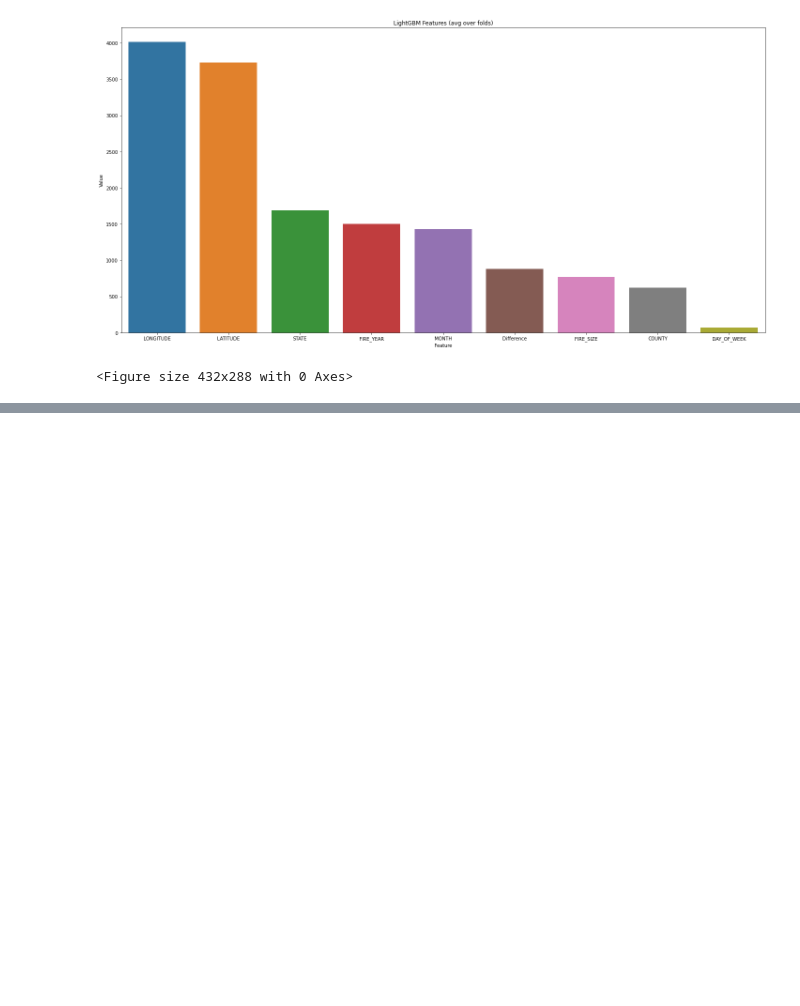
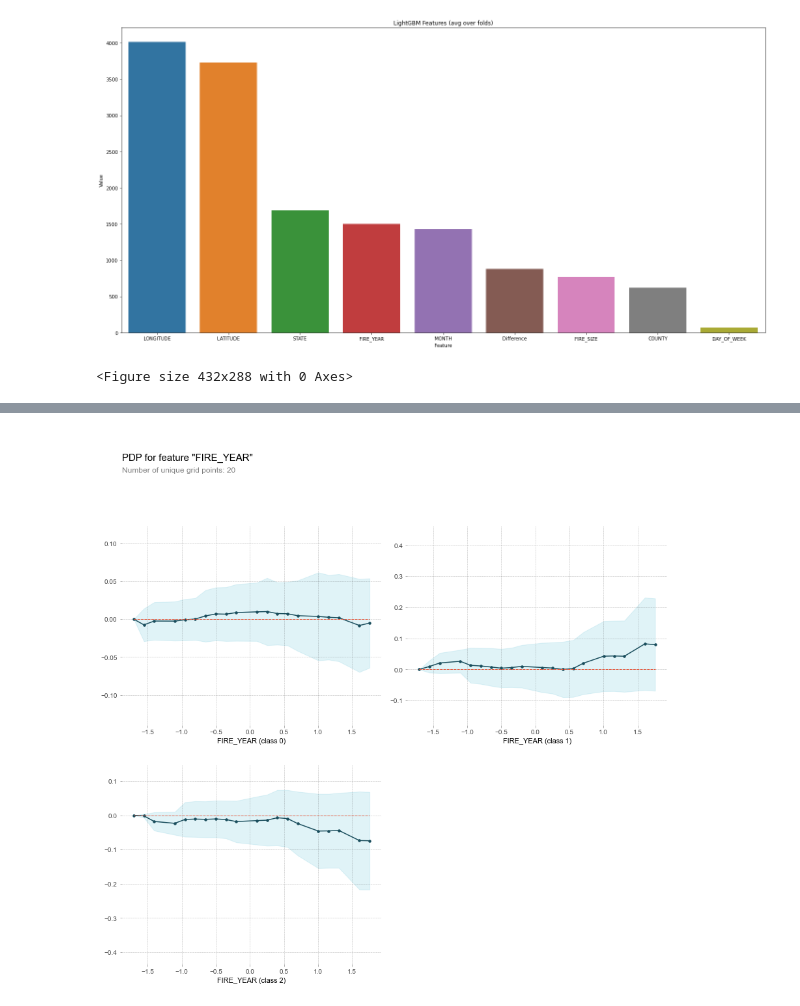
Before and after one commit to Deepsjai/ds4_team12_project, a Jupyter notebook: DS4A_Wildfire_Models.ipynb, the cells around one changed output, grey strips where cells are left out. Saved outputs shown, nothing was run; the diff lists cells and outputs as text; code cells hidden in the pictures; blank space fills up the shorter version.

```diff
--- a/DS4A_Wildfire_Models.ipynb
+++ b/DS4A_Wildfire_Models.ipynb
@@ -438,0 +814,7 @@ plt.savefig('lgbm_importances-02.png')
+# %%
+pdp_dist = pdp.pdp_isolate(model=clf, dataset=X_train
+                           , model_features=X_train.columns
+                           , feature='FIRE_YEAR',num_grid_points=20)
+pdp.pdp_plot(pdp_dist, 'FIRE_YEAR');
+# %% [output]
+[figure, added]
```
Also changed, not shown: parts of 47 cells of this notebook.
